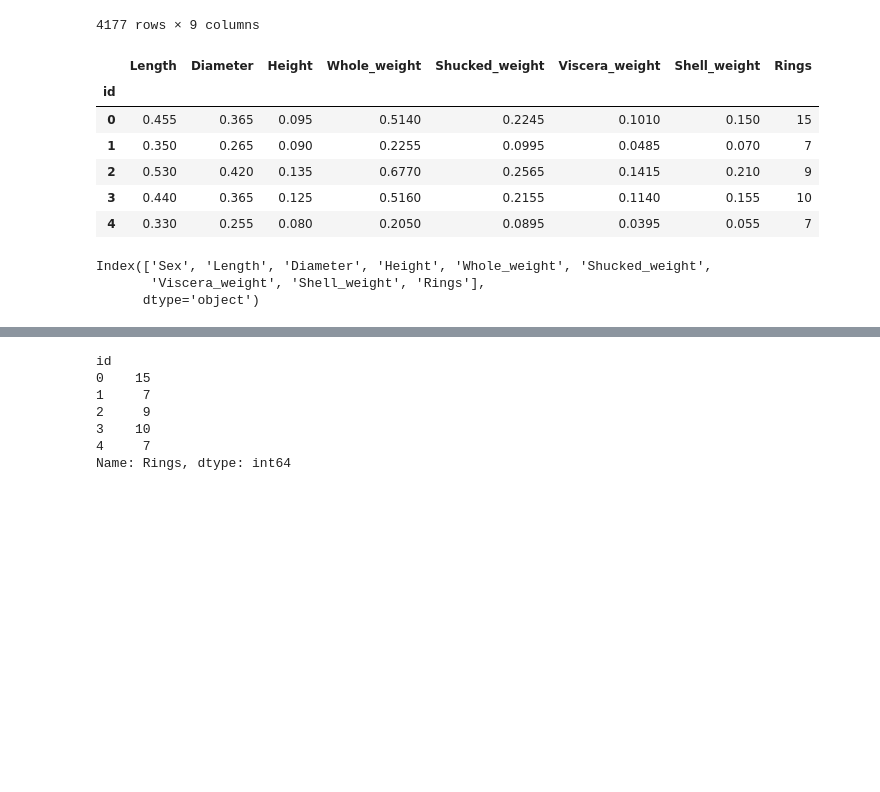
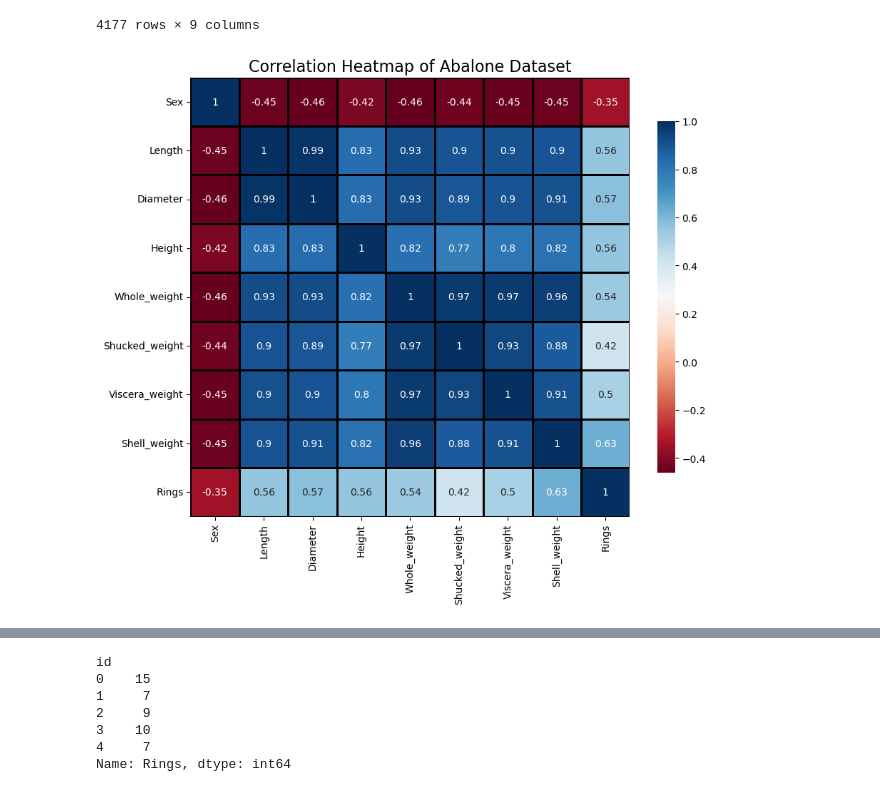
Before and after one commit to taejuIRIS/deep-learning-application, a Jupyter notebook: 1주차/ML_classification_abalone.ipynb, the cells around one changed output, grey strips where cells are left out. Saved outputs shown, nothing was run; the diff lists cells and outputs as text; code cells hidden in the pictures; blank space fills up the shorter version.

```diff
--- a/1주차/ML_classification_abalone.ipynb
+++ b/1주차/ML_classification_abalone.ipynb
@@ -35,25 +35,19 @@ df
 | 4176 | M | 0.710 | 0.555 | 0.195 | 1.9485 | 0.9455 | 0.3765 | 0.4950 | ... |
 4177 rows × 9 columns
 # %%
-# Drop the 'Sex' column from the dataset
-abalone_data_no_sex = df.drop(columns=['Sex'])
+encoding_map = {'M': 0, 'F': 1, 'I': 2}
 
-# Display the first few rows of the updated dataset
-abalone_data_no_sex.head()
+# Sex 열 인코딩
+df['Sex'] = df['Sex'].map(encoding_map)
-# %% [output]
-|  | Length | Diameter | Height | Whole_weight | Shucked_weight | Viscera_weight | Shell_weight | Rings |
-| id |  |  |  |  |  |  |  |  |
-| 0 | 0.455 | 0.365 | 0.095 | 0.5140 | 0.2245 | 0.1010 | 0.150 | 15 |
-| 1 | 0.350 | 0.265 | 0.090 | 0.2255 | 0.0995 | 0.0485 | 0.070 | 7 |
-| 2 | 0.530 | 0.420 | 0.135 | 0.6770 | 0.2565 | 0.1415 | 0.210 | 9 |
-| 3 | 0.440 | 0.365 | 0.125 | 0.5160 | 0.2155 | 0.1140 | 0.155 | 10 |
-| 4 | 0.330 | 0.255 | 0.080 | 0.2050 | 0.0895 | 0.0395 | 0.055 | 7 |
 # %%
-# 컬렴명 확인
-df.columns
+correlation_matrix = df.corr() # feature
+plt.figure(figsize=(10, 8))
+sns.heatmap(correlation_matrix, annot=True, cmap='RdBu', square=True,
+            linewidths=1, linecolor='black', cbar_kws={"shrink": 0.8})
+
+plt.title('Correlation Heatmap of Abalone Dataset', fontsize=16)
+plt.show()
 # %% [output]
-Index(['Sex', 'Length', 'Diameter', 'Height', 'Whole_weight', 'Shucked_weight',
-       'Viscera_weight', 'Shell_weight', 'Rings'],
-      dtype='object')
+[figure, added]
 # %%
 # 결측치 제거
```
Also changed, not shown: parts of 7 cells of this notebook.
